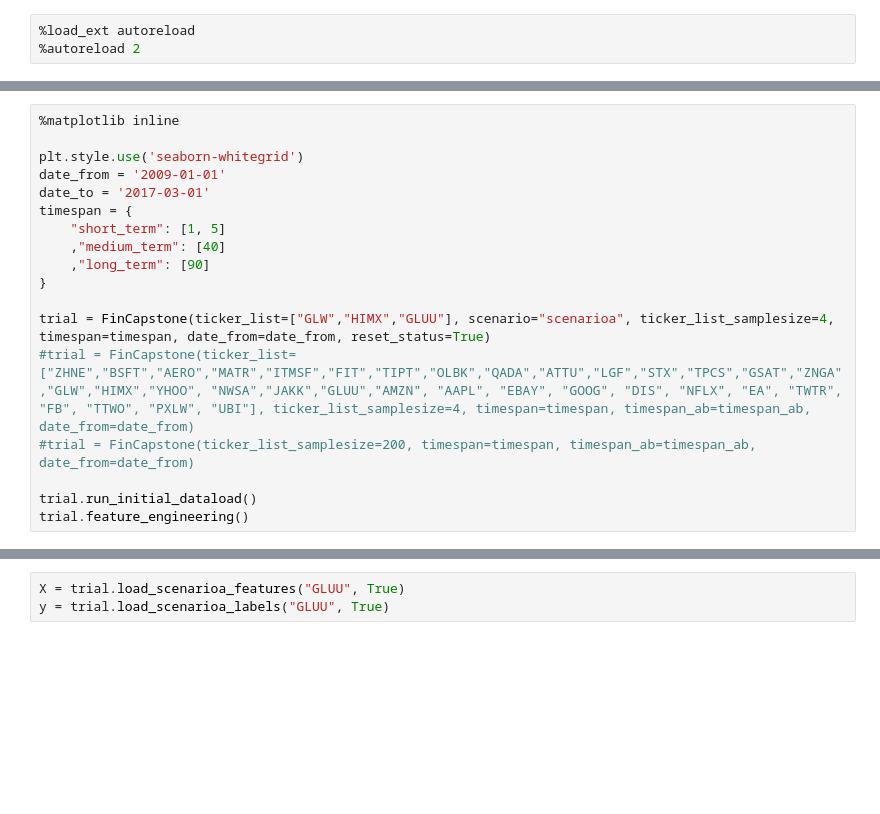
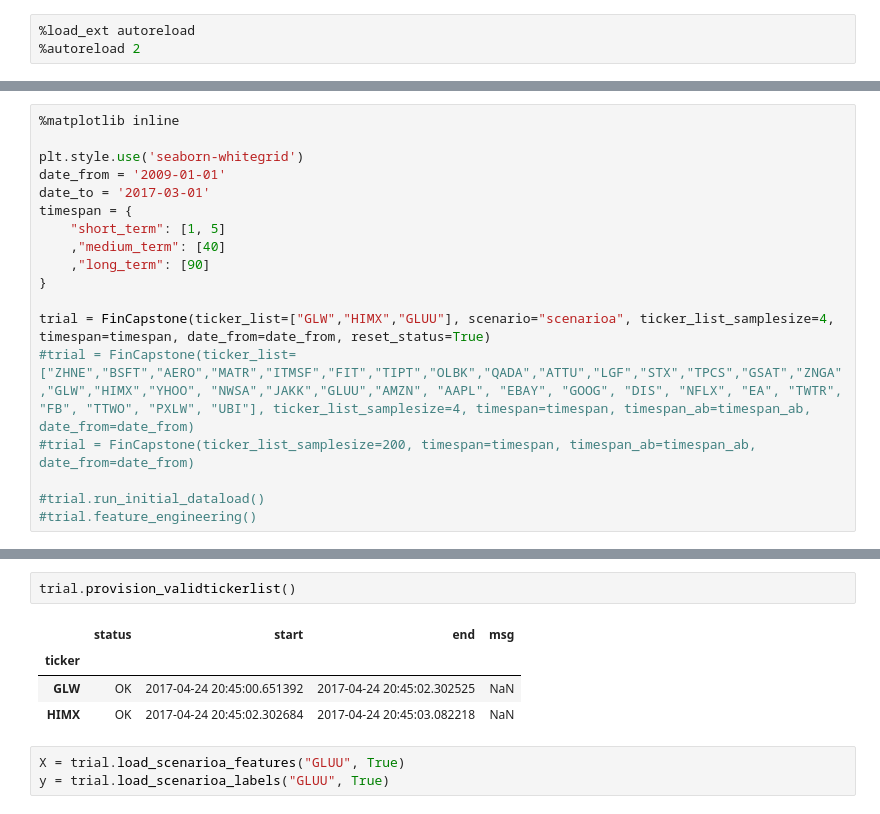
Before and after one commit to pjsousa/FintechCapstone, a Jupyter notebook: Validate ScenarioA.ipynb, the cells around one changed output, grey strips where cells are left out. Cells and saved outputs as stored; diff of their text form; blank space fills up the shorter version.

```diff
--- a/Validate ScenarioA.ipynb
+++ b/Validate ScenarioA.ipynb
@@ -42,5 +38,5 @@ trial = FinCapstone(ticker_list=["GLW","HIMX","GLUU"], scenario="scenarioa", tic
 #trial = FinCapstone(ticker_list=["ZHNE","BSFT","AERO","MATR","ITMSF","FIT","TIPT","OLBK","QADA","ATTU","LGF","STX","TPCS","GSAT","ZNGA","GLW","HIMX","YHOO", "NWSA","JAKK","GLUU","AMZN", "AAPL", "EBAY", "GOOG", "DIS", "NFLX", "EA", "TWTR", "FB", "TTWO", "PXLW", "UBI"], ticker_list_samplesize=4, timespan=timespan, timespan_ab=timespan_ab, date_from=date_from)
 #trial = FinCapstone(ticker_list_samplesize=200, timespan=timespan, timespan_ab=timespan_ab, date_from=date_from)
 
-trial.run_initial_dataload()
-trial.feature_engineering()
+#trial.run_initial_dataload()
+#trial.feature_engineering()
@@ -62,3 +51,10 @@ trial.feature_engineering()
+# %%
+trial.provision_validtickerlist()
+# %% [output]
+|  | status | start | end | msg |
+| ticker |  |  |  |  |
+| GLW | OK | 2017-04-24 20:45:00.651392 | 2017-04-24 20:45:02.302525 | NaN |
+| HIMX | OK | 2017-04-24 20:45:02.302684 | 2017-04-24 20:45:03.082218 | NaN |
 # %%
 X = trial.load_scenarioa_features("GLUU", True)
 y = trial.load_scenarioa_labels("GLUU", True)
```
Also changed, not shown: parts of 3 cells of this notebook, 3 other files.
